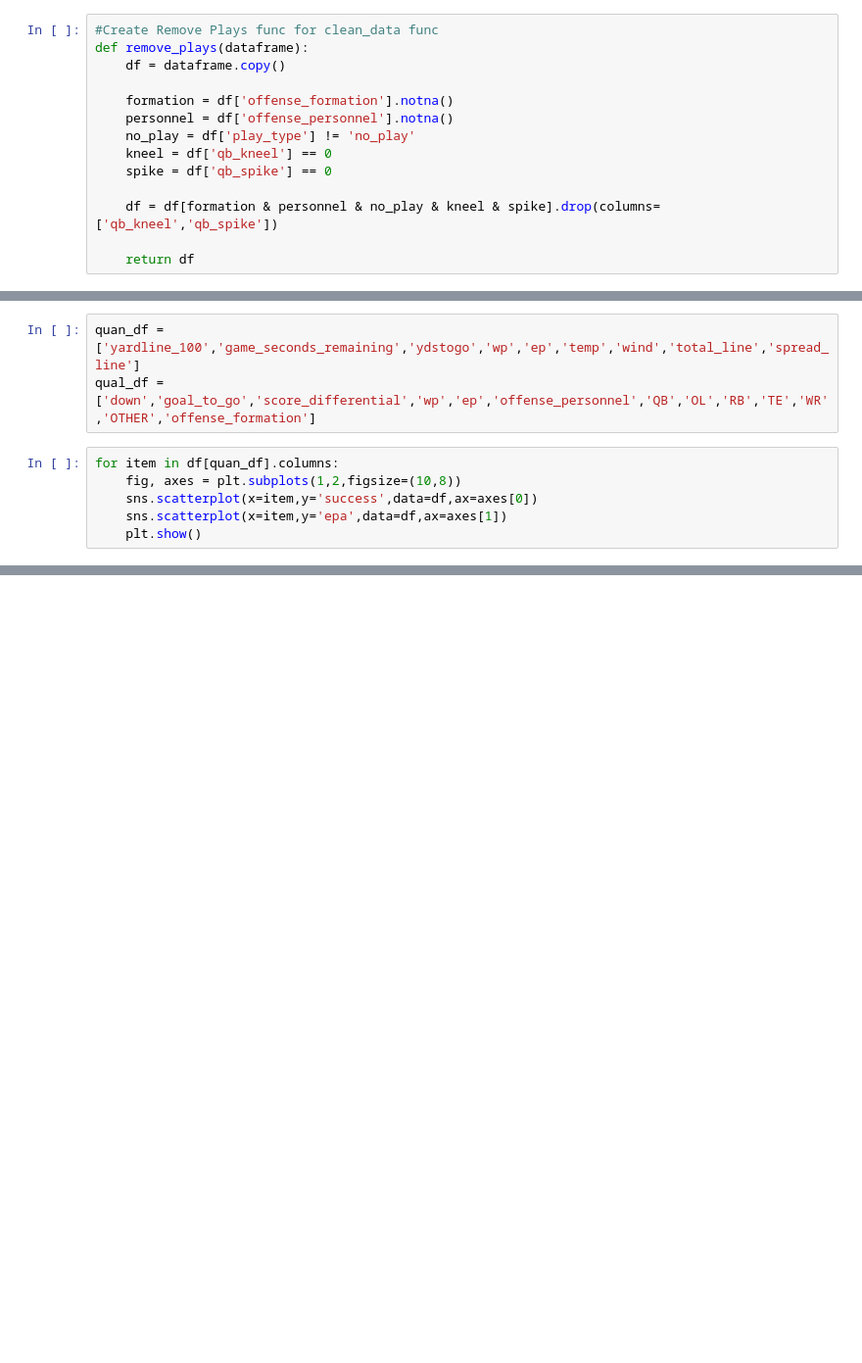
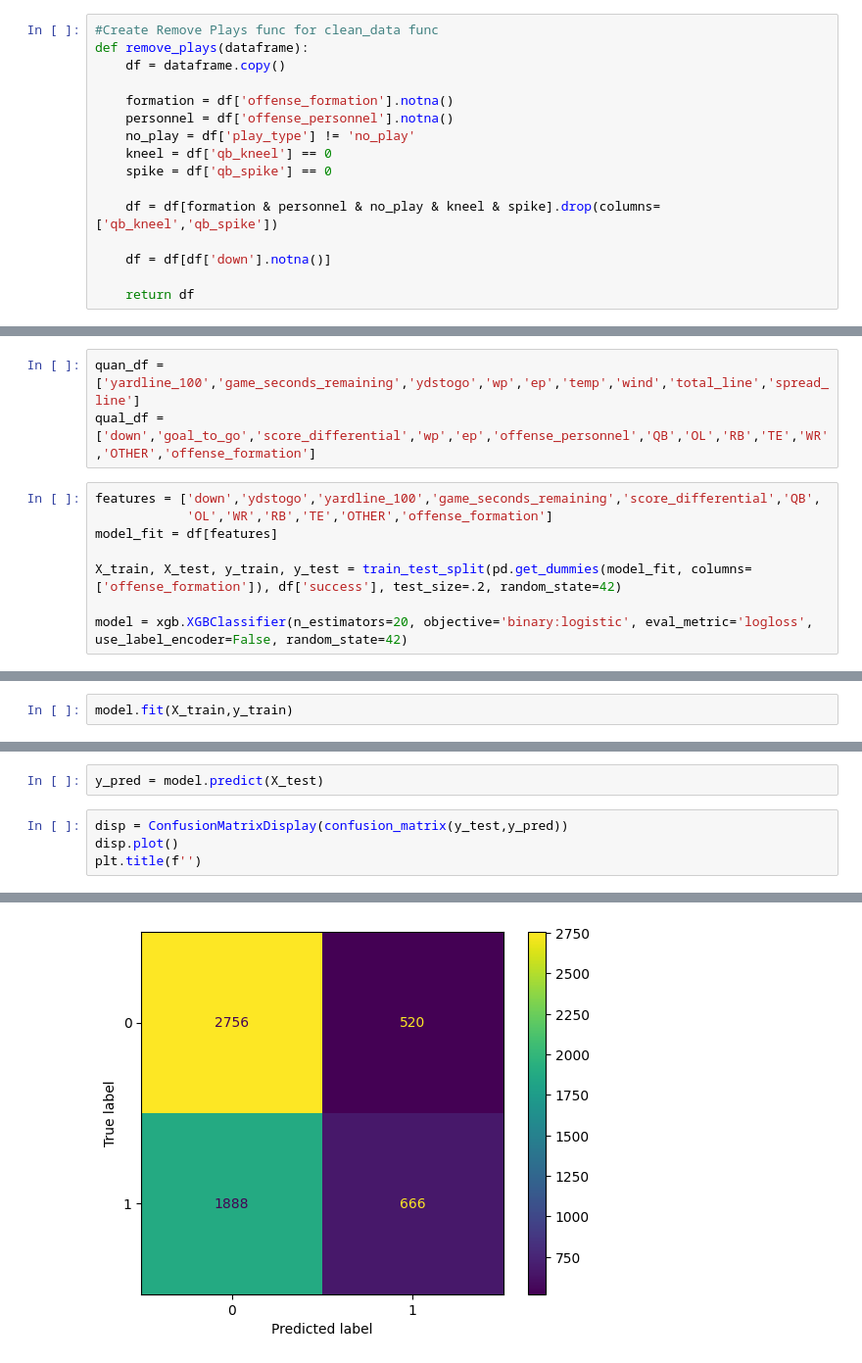
Before and after one commit to colin-seiler/NFL_SuccessWatch, a Jupyter notebook: notebooks/eda1.ipynb, the cells around one changed output, grey strips where cells are left out. Shown: that part at 98% size. Saved outputs shown, nothing was run; the diff lists cells and outputs as text; blank space fills up the shorter version.

```diff
--- a/notebooks/eda1.ipynb
+++ b/notebooks/eda1.ipynb
@@ -94,4 +96,6 @@ def remove_plays(dataframe):
 
     df = df[formation & personnel & no_play & kneel & spike].drop(columns=['qb_kneel','qb_spike'])
 
+    df = df[df['down'].notna()]
+
     return df
@@ -204,8 +212,10 @@ Index(['nflverse_game_id', 'play_id', 'posteam', 'posteam_type', 'defteam',
 quan_df = ['yardline_100','game_seconds_remaining','ydstogo','wp','ep','temp','wind','total_line','spread_line']
 qual_df = ['down','goal_to_go','score_differential','wp','ep','offense_personnel','QB','OL','RB','TE','WR','OTHER','offense_formation']
 # %%
-for item in df[quan_df].columns:
-    fig, axes = plt.subplots(1,2,figsize=(10,8))
-    sns.scatterplot(x=item,y='success',data=df,ax=axes[0])
-    sns.scatterplot(x=item,y='epa',data=df,ax=axes[1])
-    plt.show()
+features = ['down','ydstogo','yardline_100','game_seconds_remaining','score_differential','QB',
+            'OL','WR','RB','TE','OTHER','offense_formation']
+model_fit = df[features]
+
+X_train, X_test, y_train, y_test = train_test_split(pd.get_dummies(model_fit, columns=['offense_formation']), df['success'], test_size=.2, random_state=42)
+
+model = xgb.XGBClassifier(n_estimators=20, objective='binary:logistic', eval_metric='logloss', use_label_encoder=False, random_state=42)
@@ -226,0 +222,2 @@ for item in df[quan_df].columns:
+# %%
+model.fit(X_train,y_train)
@@ -226,0 +240,7 @@ for item in df[quan_df].columns:
+# %%
+y_pred = model.predict(X_test)
+# %%
+disp = ConfusionMatrixDisplay(confusion_matrix(y_test,y_pred))
+disp.plot()
+plt.title(f'')
+# %% [output]
@@ -226,0 +248 @@ for item in df[quan_df].columns:
+[figure, added]
```
Also changed, not shown: parts of 22 cells of this notebook.
